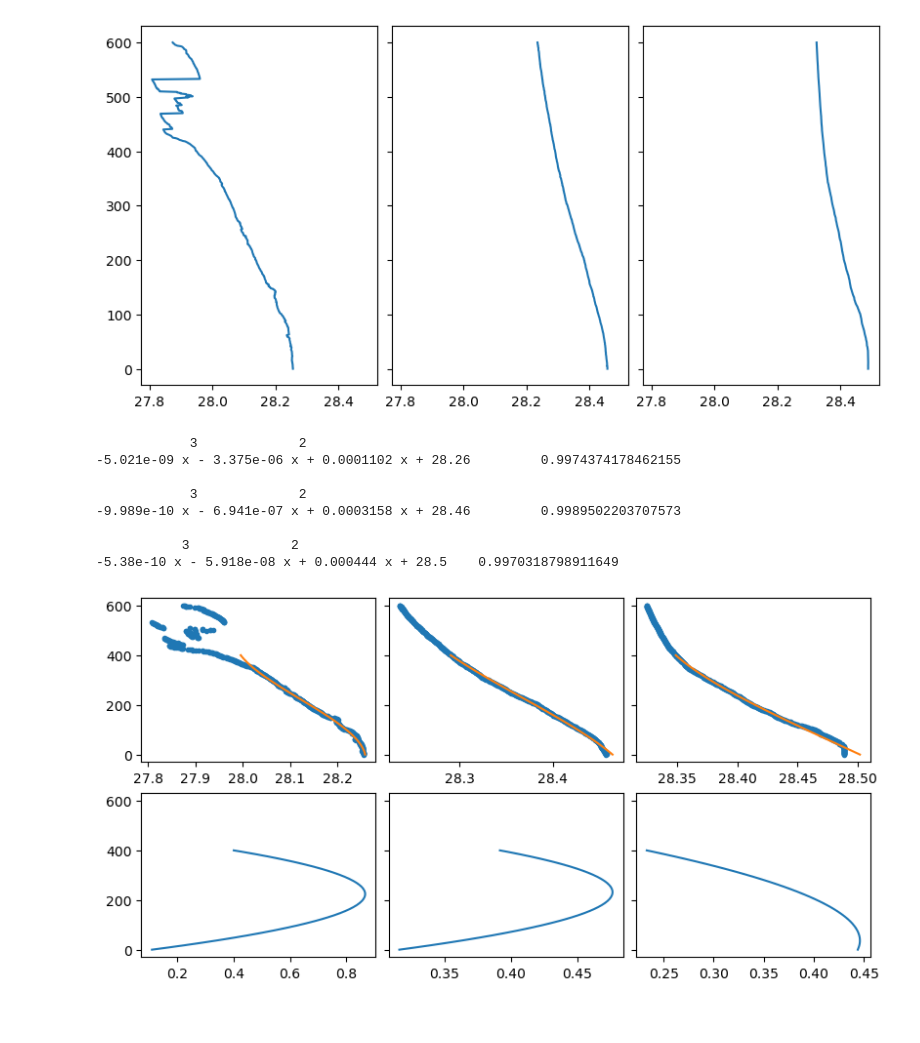
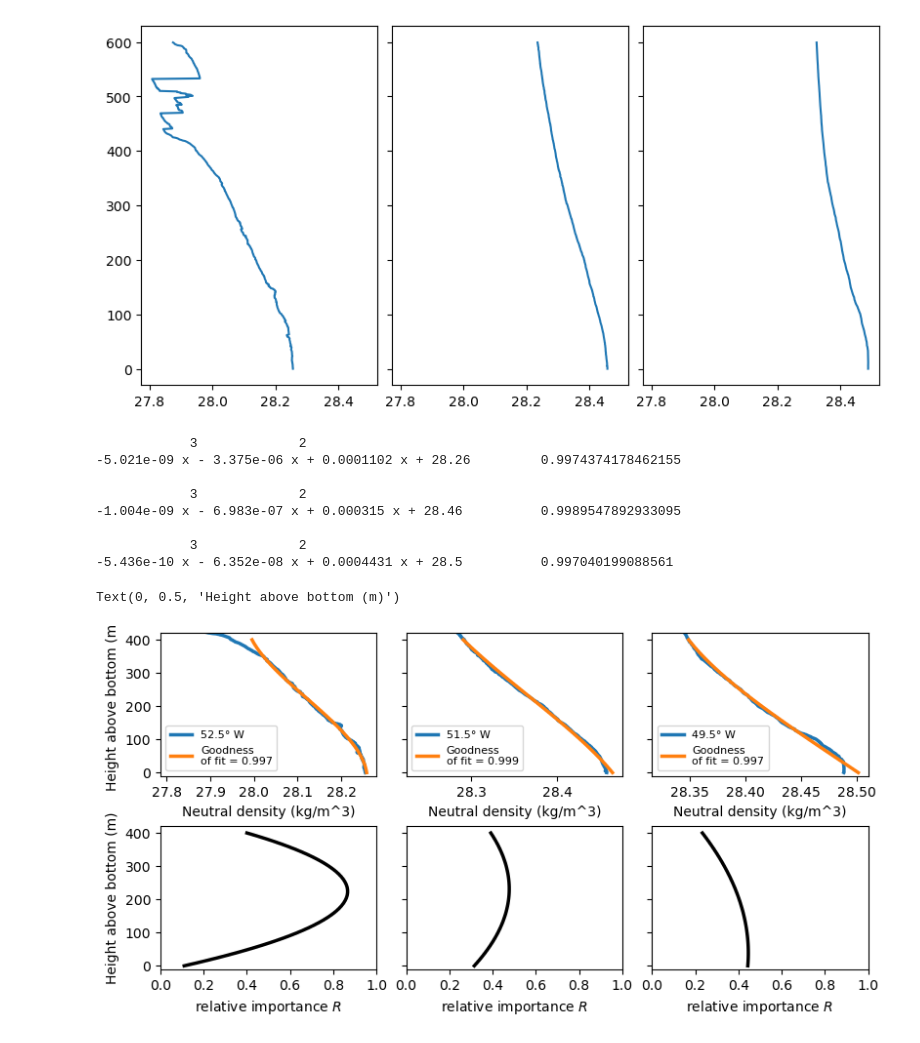
Before and after one commit to opinner/Pinner_et_al_2024, a Jupyter notebook: figures/R_parameter.ipynb, the cells around one changed output. Saved outputs shown, nothing was run; the diff lists cells and outputs as text; code cells hidden in the pictures.

```diff
--- a/figures/R_parameter.ipynb
+++ b/figures/R_parameter.ipynb
@@ -107,38 +107,51 @@ fig, axis = plt.subplots(ncols = 3, nrows = 2, figsize = (8,4), sharey=True,layo
 for ax, closest_lon in zip(axis.T, closest_lons):
     profile = binned_neutral_density[closest_lon]
 
     #fit cubic regression model
     x = -profile[profile>28].index # depth
     y = profile[profile>28].values # density
 
     # coeffs = poly.Polynomial.fit(x, y, 3)
     # model = poly.Polynomial(coeffs)
     coeffs = np.polyfit(x, y, 3)
     model = np.poly1d(coeffs)
     derivative = np.polyder(model)
 
     #calculate r-squared
     yhat = model(x)
     ybar = np.sum(y)/len(y)
     ssreg = np.sum((yhat-ybar)**2)
     sstot = np.sum((y - ybar)**2)
     r_squared = ssreg / sstot
 
     #add fitted cubic regression line to scatterplot
     polyline = np.linspace(-400, 0, 50)
-    ax[0].plot(profile.values, profile.index,".")
-    ax[0].plot(model(polyline), -polyline)
+    ax[0].plot(profile.values, profile.index,"-", lw = 2.5, label=f"{-closest_lon:.1f}° W")
+    ax[0].plot(model(polyline), -polyline, lw = 2.5, label = f"Goodness\nof fit = {r_squared:.3f}")
     print(model, "\t",r_squared, "\n")
+    ax[0].legend(fontsize=8, loc = "lower left")
 
-    ratio = 1/0.001
-    ax[1].plot(derivative(polyline)*ratio,-polyline)
+    depth_resolution = 1
+    density_resolution = 1e-3
+    ratio = depth_resolution/density_resolution
+    ax[1].plot(derivative(polyline)*ratio,-polyline, "k", lw = 2.5,)
+
+    ax[1].set_xlim(0,1)
+    ax[0].set_ylim(-10,420)
+    ax[1].set_ylim(-10,420)
+    ax[0].set_xlabel("Neutral density (kg/m^3)")
+    ax[1].set_xlabel(r"relative importance $R$")
+
+axis[0,0].set_ylabel("Height above bottom (m)")
+axis[1,0].set_ylabel("Height above bottom (m)")
 # %% [output]
             3             2
 -5.021e-09 x - 3.375e-06 x + 0.0001102 x + 28.26         0.9974374178462155
 
             3             2
--9.989e-10 x - 6.941e-07 x + 0.0003158 x + 28.46         0.9989502203707573
+-1.004e-09 x - 6.983e-07 x + 0.000315 x + 28.46          0.9989547892933095
 
-           3             2
--5.38e-10 x - 5.918e-08 x + 0.000444 x + 28.5    0.9970318798911649
+            3             2
+-5.436e-10 x - 6.352e-08 x + 0.0004431 x + 28.5          0.997040199088561
+Text(0, 0.5, 'Height above bottom (m)')
-[figure, old version]
+[figure, new version]
```
Also changed, not shown: parts of 1 cell of this notebook, 1 other file.
